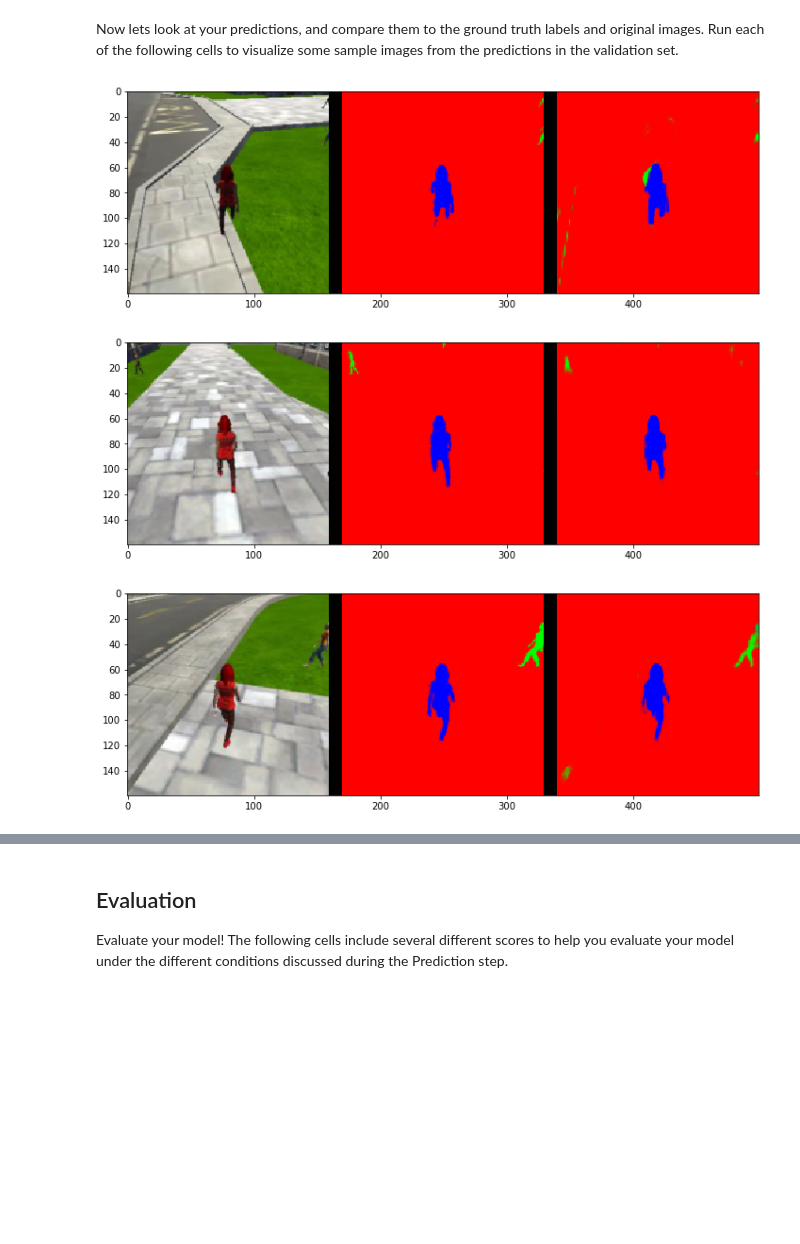
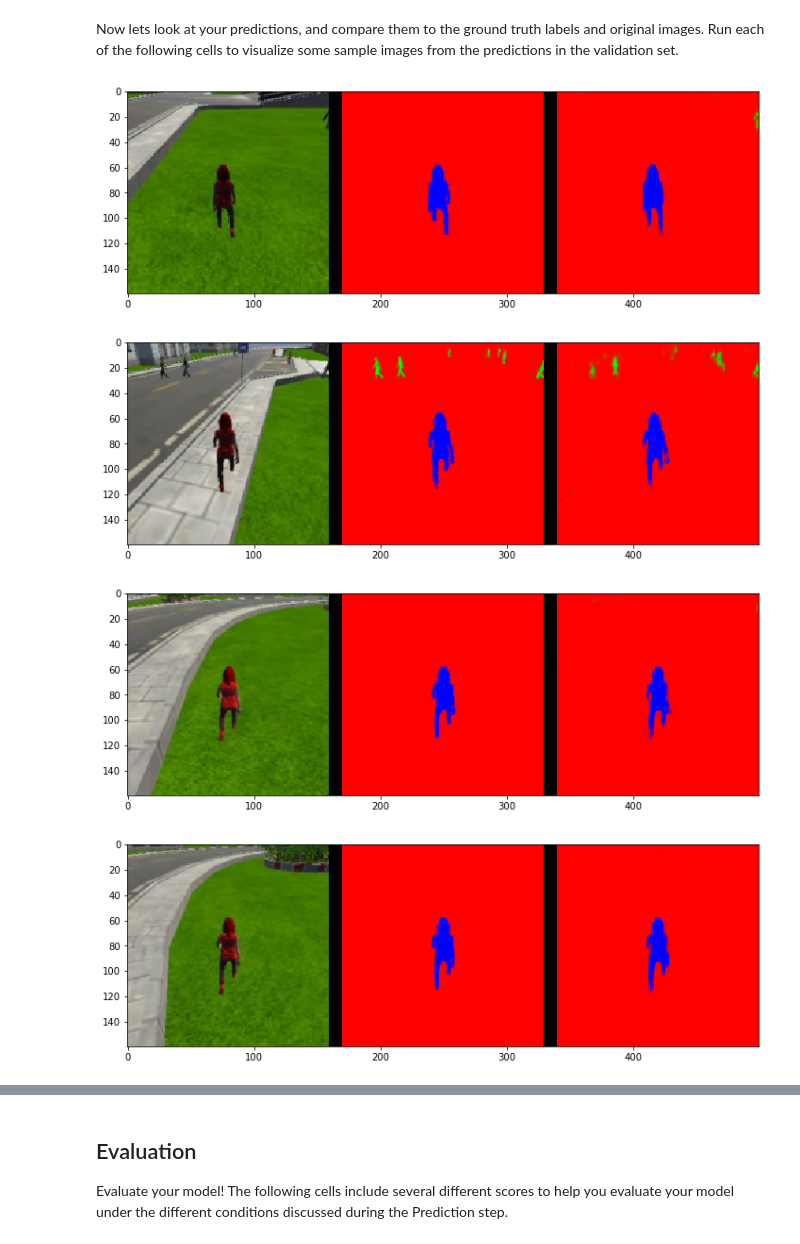
Before and after one commit to gpavlov2016/RoboND-DeepLearning-Project, a Jupyter notebook: code/model_training.ipynb, the cells around one changed output, grey strips where cells are left out. Cells and saved outputs as stored; diff of their text form; code cells hidden in the pictures; blank space fills up the shorter version.

```diff
--- a/code/model_training.ipynb
+++ b/code/model_training.ipynb
@@ -279,10 +279,11 @@ Run each of the following cells to visualize some sample images from the predict
 # %%
 # images while following the target
 im_files = plotting_tools.get_im_file_sample('sample_evaluation_data','following_images', run_num)
-for i in range(3):
+for i in range(10):
     im_tuple = plotting_tools.load_images(im_files[i])
     plotting_tools.show_images(im_tuple)
 # %% [output]
-[figure, old version]
+[figure, new version]
-[figure, old version]
+[figure, new version]
-[figure, old version]
+[figure, new version]
+[figure, added]
```
Also changed, not shown: parts of 11 cells of this notebook.
